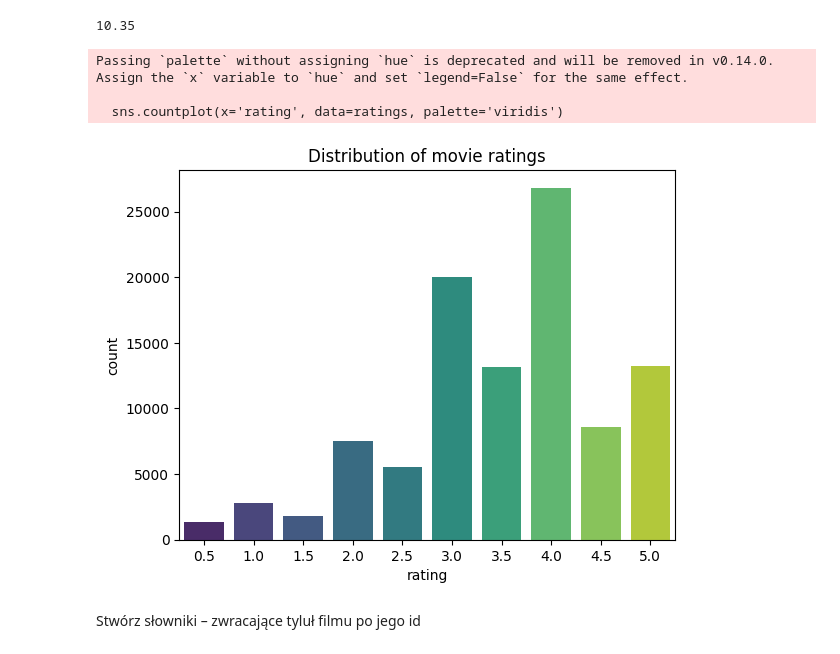
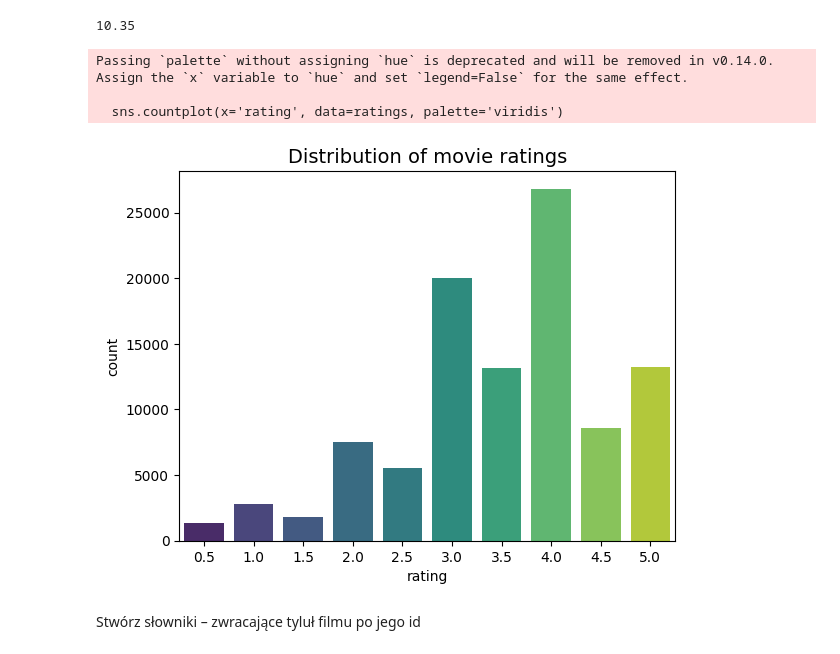
Before and after one commit to Pullsu/Uczenie-maszynowe-w-finansach, a Jupyter notebook: UMwF_Wykład_5.ipynb, the cells around one changed output. Saved outputs shown, nothing was run; the diff lists cells and outputs as text; code cells hidden in the pictures.

```diff
--- a/UMwF_Wykład_5.ipynb
+++ b/UMwF_Wykład_5.ipynb
@@ -92,13 +92,13 @@ srednia_liczba_ocen_na_film.round(2)
 # %%
 # Rozkład ocen
 sns.countplot(x='rating', data=ratings, palette='viridis')
-plt.title('Distribution of movie ratings')
+plt.title('Distribution of movie ratings', fontsize=14)
 plt.show()
 # %% [output]
 Passing `palette` without assigning `hue` is deprecated and will be removed in v0.14.0. Assign the `x` variable to `hue` and set `legend=False` for the same effect.
 
   sns.countplot(x='rating', data=ratings, palette='viridis')
-[figure, old version]
+[figure, new version]
 # %% [markdown]
 Stwórz słowniki – zwracające tyluł filmu po
 jego id
```
Also changed, not shown: parts of 20 cells of this notebook.
